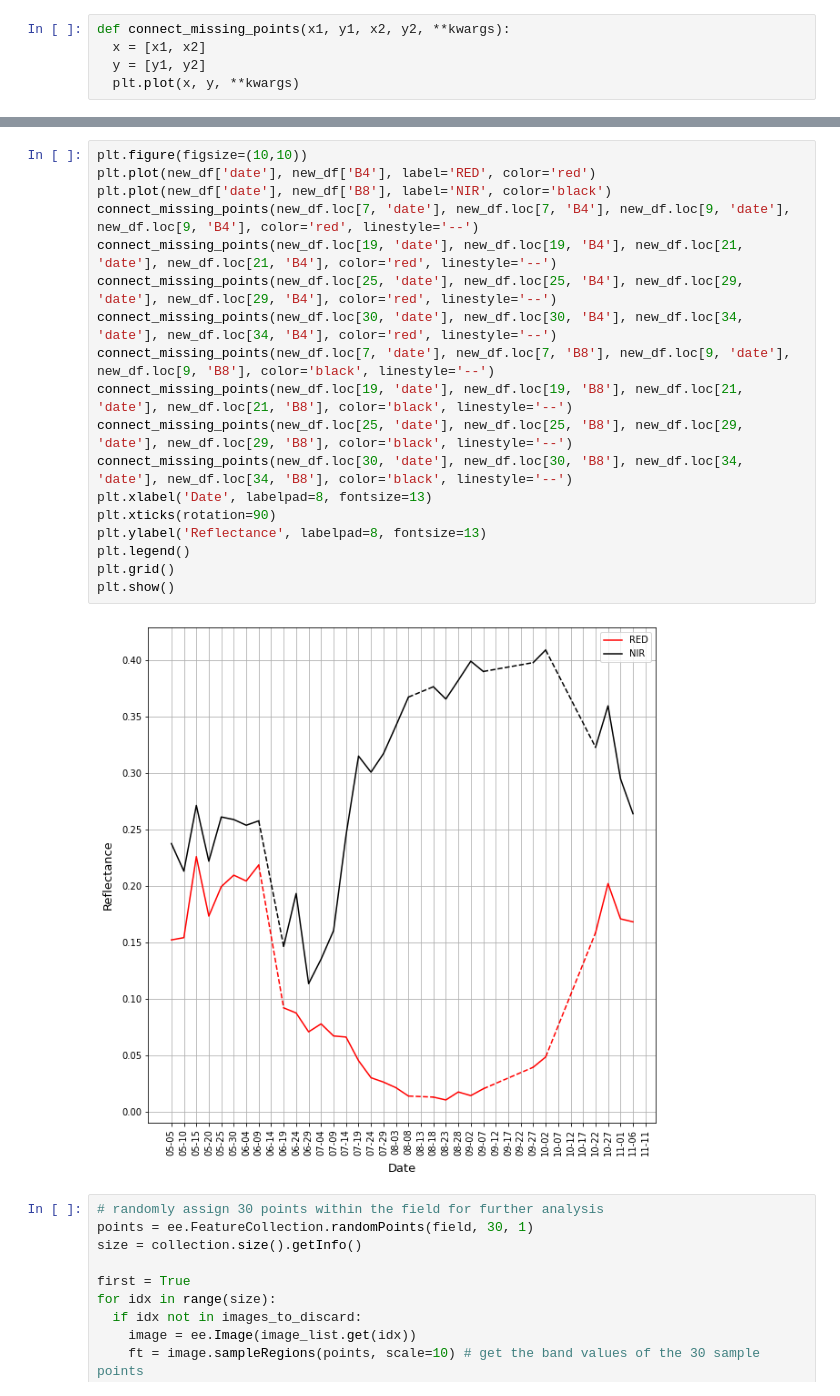
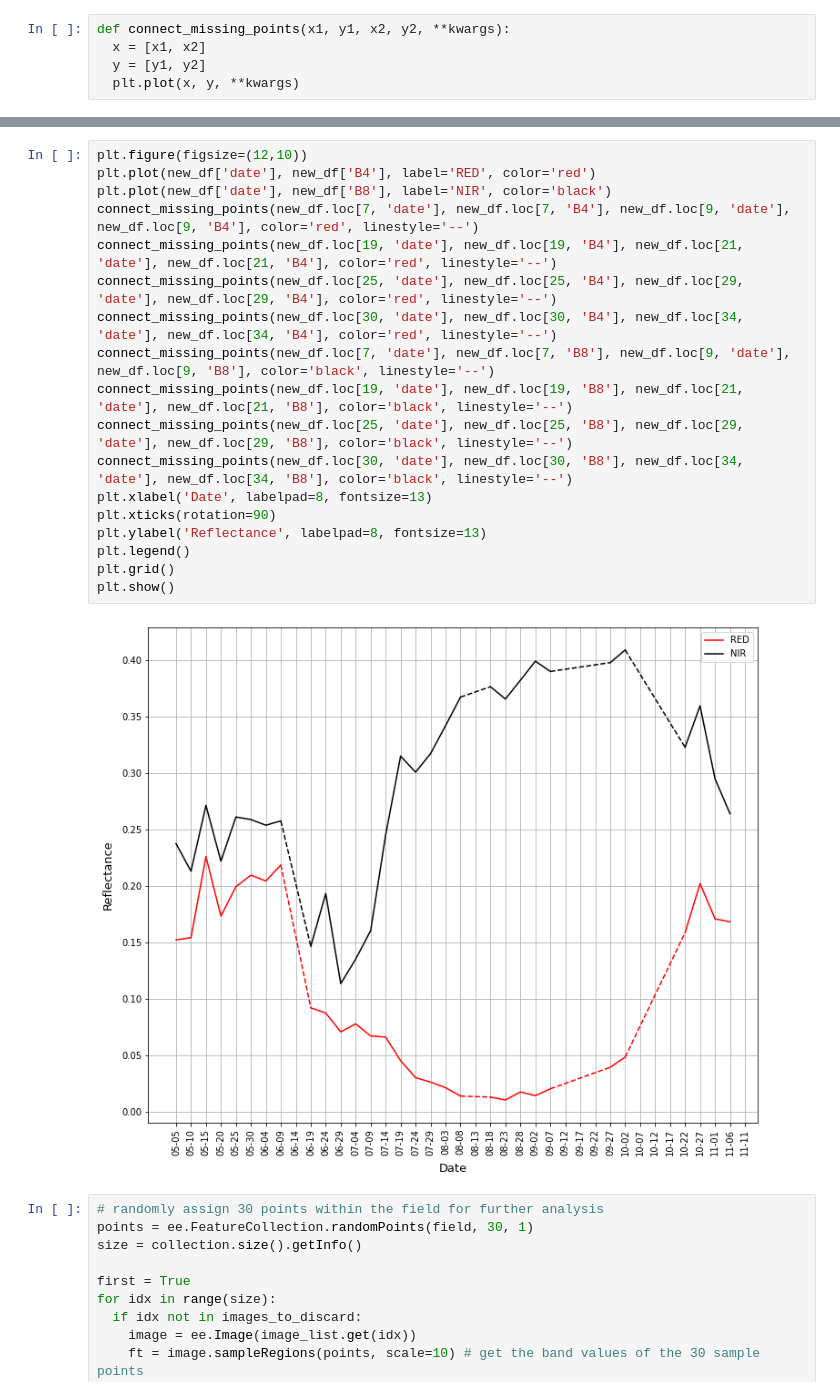
Before and after one commit to jan94z/rice_analysis_gee, a Jupyter notebook: rice_analysis_gee.ipynb, the cells around one changed output, grey strips where cells are left out. Cells and saved outputs as stored; diff of their text form.

```diff
--- a/rice_analysis_gee.ipynb
+++ b/rice_analysis_gee.ipynb
@@ -221,23 +214,23 @@ plt.show()
 # %%
-plt.figure(figsize=(10,10))
+plt.figure(figsize=(12,10))
 plt.plot(new_df['date'], new_df['B4'], label='RED', color='red')
 plt.plot(new_df['date'], new_df['B8'], label='NIR', color='black')
 connect_missing_points(new_df.loc[7, 'date'], new_df.loc[7, 'B4'], new_df.loc[9, 'date'], new_df.loc[9, 'B4'], color='red', linestyle='--')
 connect_missing_points(new_df.loc[19, 'date'], new_df.loc[19, 'B4'], new_df.loc[21, 'date'], new_df.loc[21, 'B4'], color='red', linestyle='--')
 connect_missing_points(new_df.loc[25, 'date'], new_df.loc[25, 'B4'], new_df.loc[29, 'date'], new_df.loc[29, 'B4'], color='red', linestyle='--')
 connect_missing_points(new_df.loc[30, 'date'], new_df.loc[30, 'B4'], new_df.loc[34, 'date'], new_df.loc[34, 'B4'], color='red', linestyle='--')
 connect_missing_points(new_df.loc[7, 'date'], new_df.loc[7, 'B8'], new_df.loc[9, 'date'], new_df.loc[9, 'B8'], color='black', linestyle='--')
 connect_missing_points(new_df.loc[19, 'date'], new_df.loc[19, 'B8'], new_df.loc[21, 'date'], new_df.loc[21, 'B8'], color='black', linestyle='--')
 connect_missing_points(new_df.loc[25, 'date'], new_df.loc[25, 'B8'], new_df.loc[29, 'date'], new_df.loc[29, 'B8'], color='black', linestyle='--')
 connect_missing_points(new_df.loc[30, 'date'], new_df.loc[30, 'B8'], new_df.loc[34, 'date'], new_df.loc[34, 'B8'], color='black', linestyle='--')
 plt.xlabel('Date', labelpad=8, fontsize=13)
 plt.xticks(rotation=90)
 plt.ylabel('Reflectance', labelpad=8, fontsize=13)
 plt.legend()
 plt.grid()
 plt.show()
 # %% [output]
-[figure, old version]
+[figure, new version]
 # %%
 # randomly assign 30 points within the field for further analysis
 points = ee.FeatureCollection.randomPoints(field, 30, 1)
```
Also changed, not shown: parts of 5 cells of this notebook.
